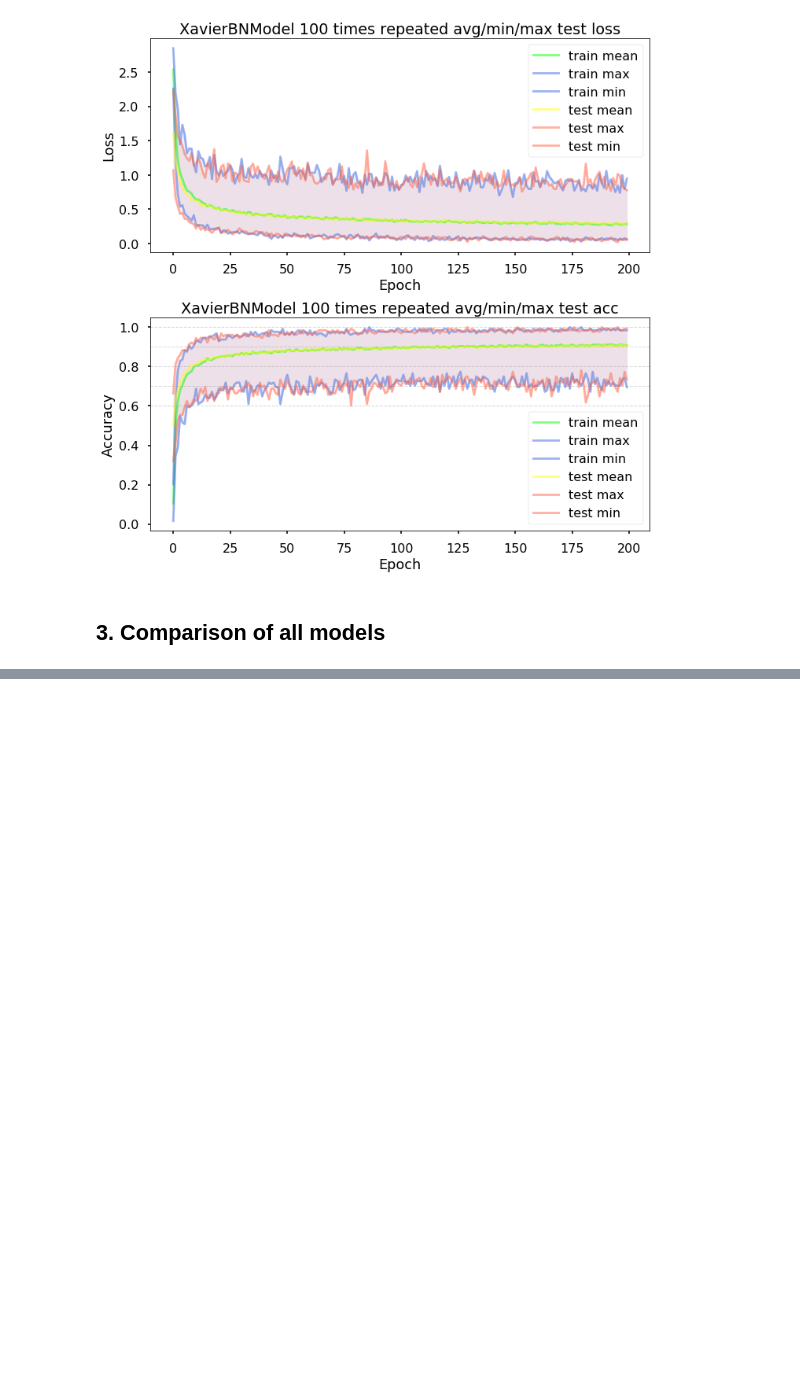
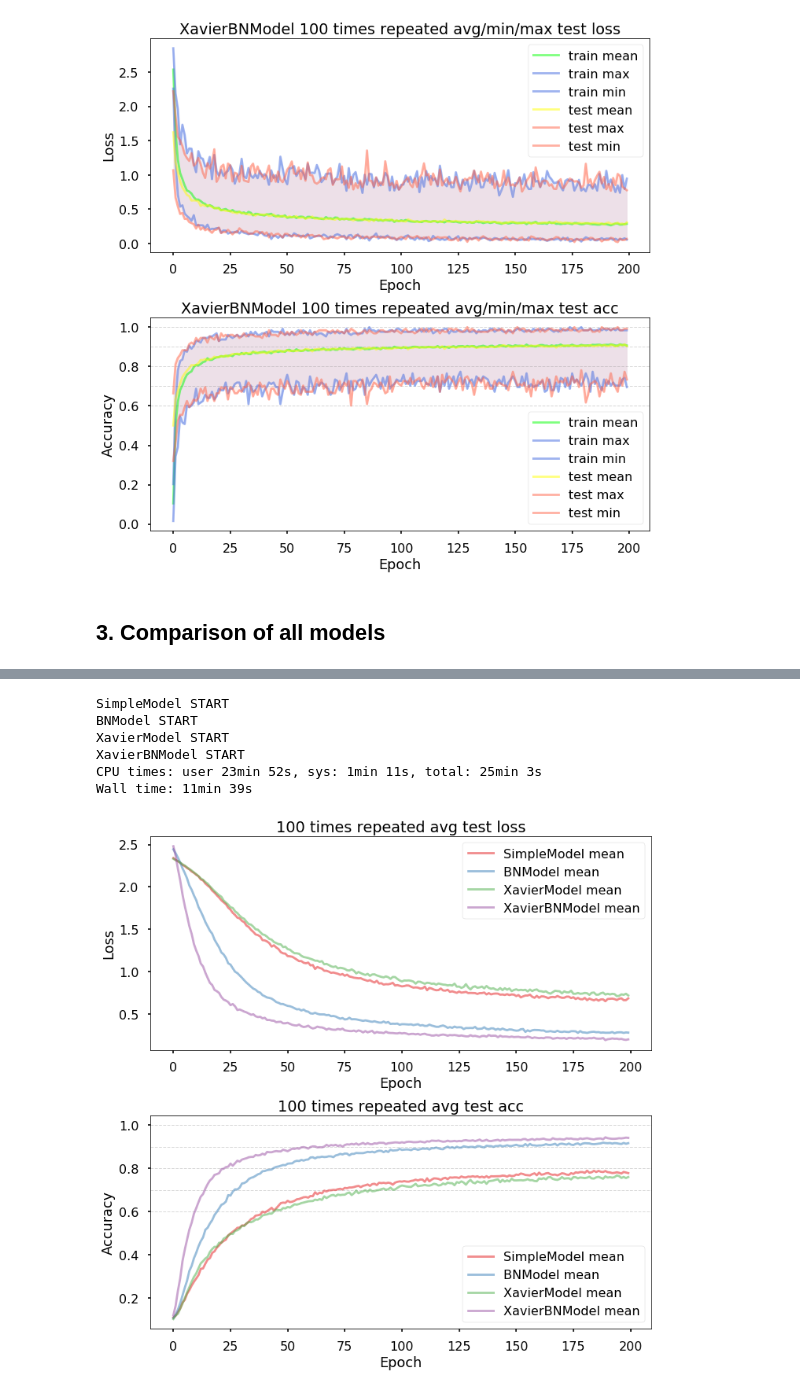
Before and after one commit to mike-chesnokov/deep_learining_nikolenko, a Jupyter notebook: chapters/05_chapter_4.5_gradient_descent.ipynb, the cells around one changed output, grey strips where cells are left out. Cells and saved outputs as stored; diff of their text form; code cells hidden in the pictures; blank space fills up the shorter version.

```diff
--- a/chapters/05_chapter_4.5_gradient_descent.ipynb
+++ b/chapters/05_chapter_4.5_gradient_descent.ipynb
@@ -362,0 +498,41 @@ plot_repeated_exp_metrics(loss_plain_mtrx, acc_plain_mtrx, repeat_num, num_steps
+# %%
+%%time
+_fix_seeds(42)
+exp_params = {
+    'lr': 1e-2,
+    'wd': 1e-5,
+    'batch_size': 128,
+    'num_steps': 200,
+    'repeat_num': 100,
+    'optimizer': 'adam',
+    'nesterov': True,
+    'momentum': 0.9,
+}
+models = [
+    'SimpleModel',
+    'BNModel',
+    'XavierModel',
+    'XavierBNModel',
+]
+all_models_loss, all_models_acc = compare_models(X_train, y_train, X_test, y_test, models, **exp_params)
+# %% [output]
+SimpleModel START
+BNModel START
+XavierModel START
+XavierBNModel START
+CPU times: user 23min 52s, sys: 1min 11s, total: 25min 3s
+Wall time: 11min 39s
+# %%
+all_models_loss_plain = {}
+all_models_acc_plain = {}
+
+for model in all_models_loss:
+    temp_loss, temp_acc = get_plain_loss(all_models_loss[model], all_models_acc[model])
+
+    all_models_loss_plain[model] = temp_loss
+    all_models_acc_plain[model] = temp_acc
+# %%
+plot_compared_exp_metrics(all_models_loss_plain, all_models_acc_plain,
+                          exp_params['repeat_num'], exp_params['num_steps'])
+# %% [output]
+[figure, added]
```
Also changed, not shown: parts of 9 cells of this notebook, 2 other files.
